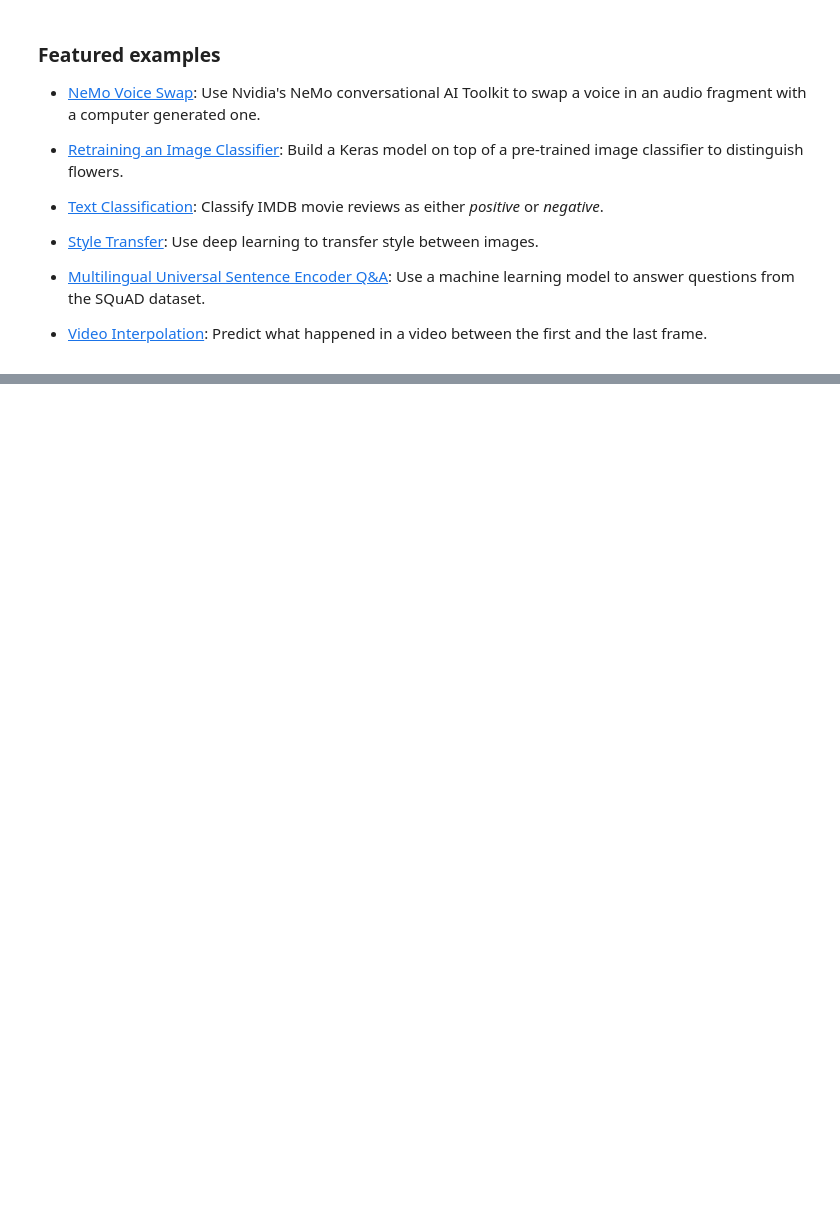
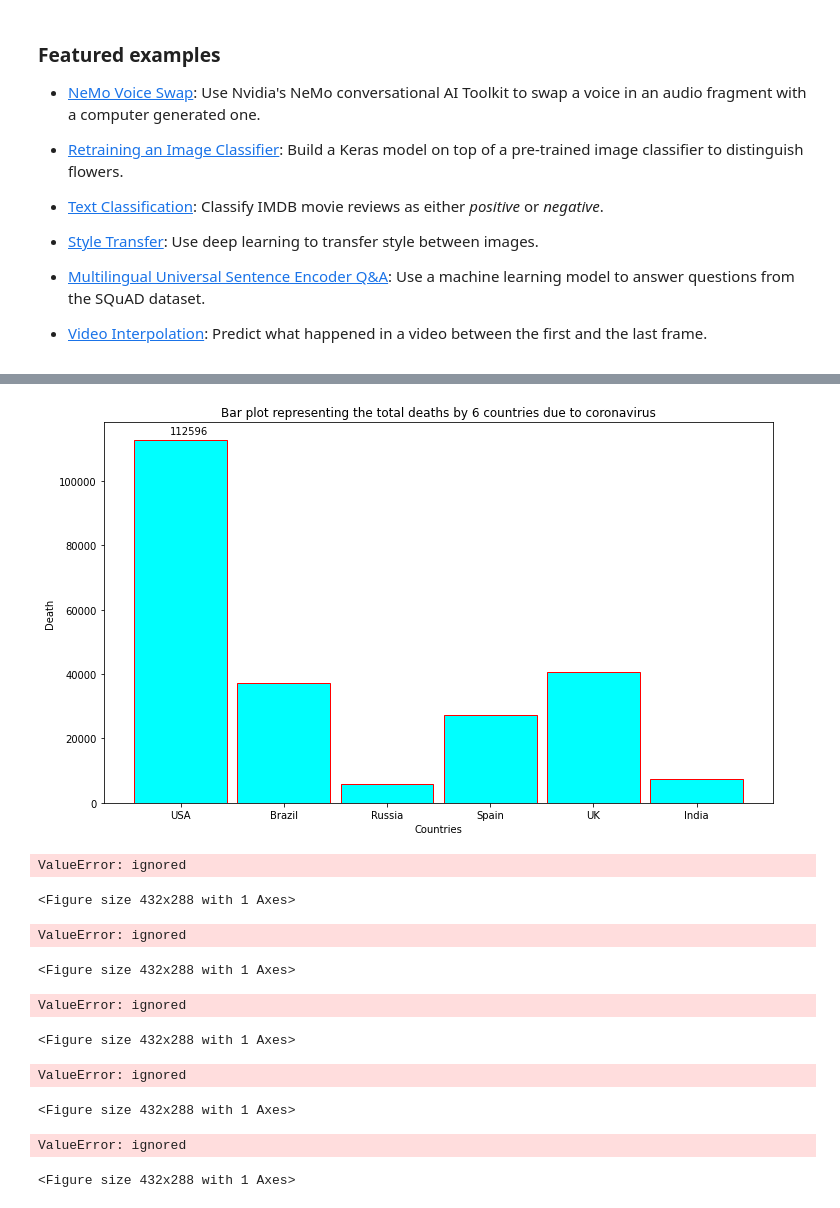
Before and after one commit to Aryamore/MSC_FDS_527, a Jupyter notebook: Welcome_To_Colaboratory.ipynb, the cells around one changed output, grey strips where cells are left out. Saved outputs shown, nothing was run; the diff lists cells and outputs as text; code cells hidden in the pictures; blank space fills up the shorter version.

```diff
--- a/Welcome_To_Colaboratory.ipynb
+++ b/Welcome_To_Colaboratory.ipynb
@@ -225,0 +183,27 @@ wine
+# %%
+import matplotlib.pyplot as plot
+plt.figure(figsize=(12,7))
+countries=['USA','Brazil','Russia','Spain','UK','India']
+totalDeaths=[112596,37312,5971,27136,40597,7449]
+plt.bar(countries,totalDeaths,width=0.9,align='center',color='cyan',edgecolor='red')
+i=1.0
+j=2000
+for i in range(len(countries)):
+  plt.annotate(totalDeaths[i], (-0.1 + i,totalDeaths[i]+j))
+  plt.title("Bar plot representing the total deaths by 6 countries due to coronavirus")
+  plt.xlabel('Countries')
+  plt.ylabel('Death')
+  plt.savefig('1BarPlot.png')
+  plt.show()
+# %% [output]
+[figure, added]
+ValueError: ignored
+<Figure size 432x288 with 1 Axes>
+ValueError: ignored
+<Figure size 432x288 with 1 Axes>
+ValueError: ignored
+<Figure size 432x288 with 1 Axes>
+ValueError: ignored
+<Figure size 432x288 with 1 Axes>
+ValueError: ignored
+<Figure size 432x288 with 1 Axes>
```
Also changed, not shown: parts of 14 cells of this notebook.
